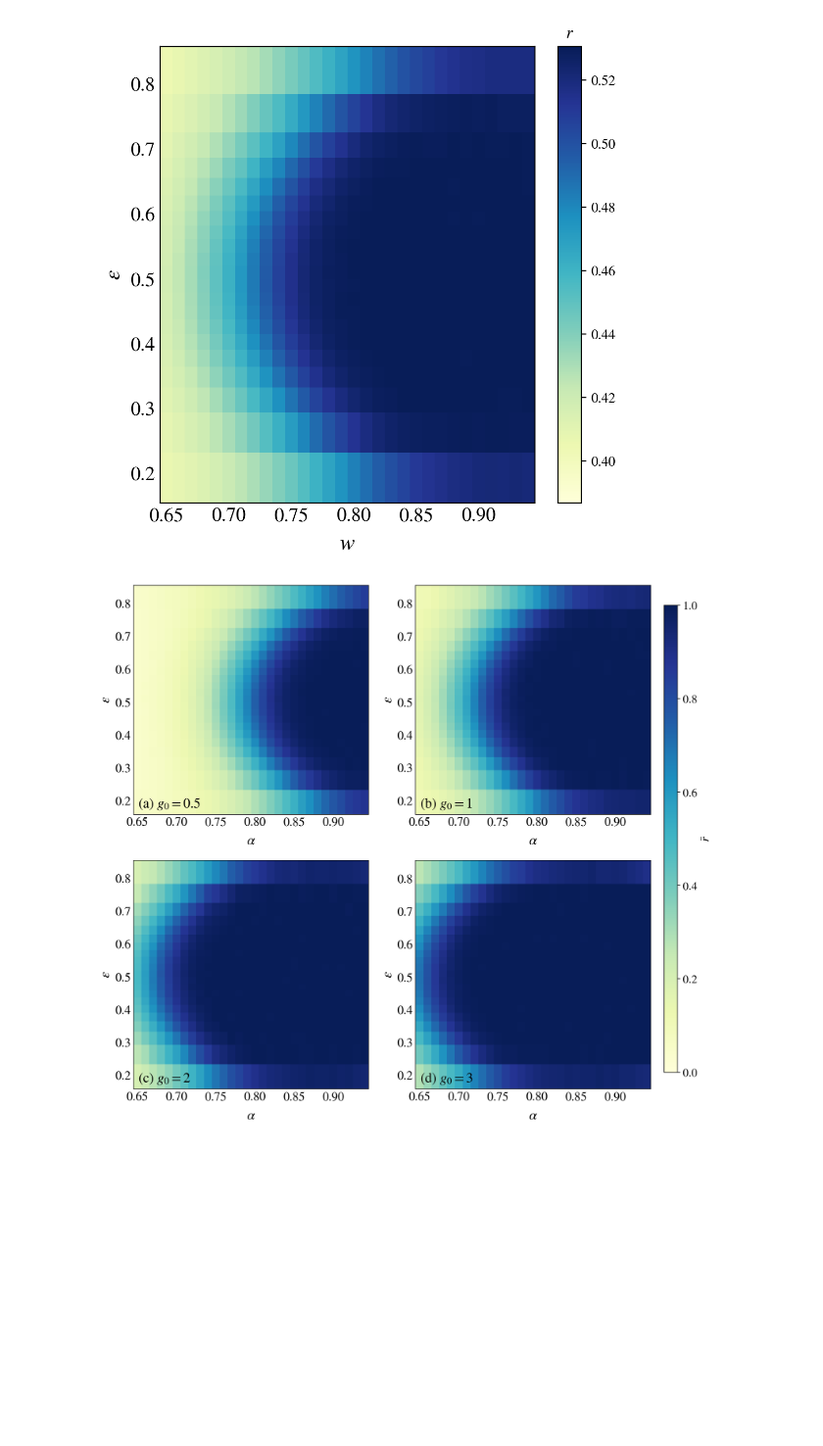
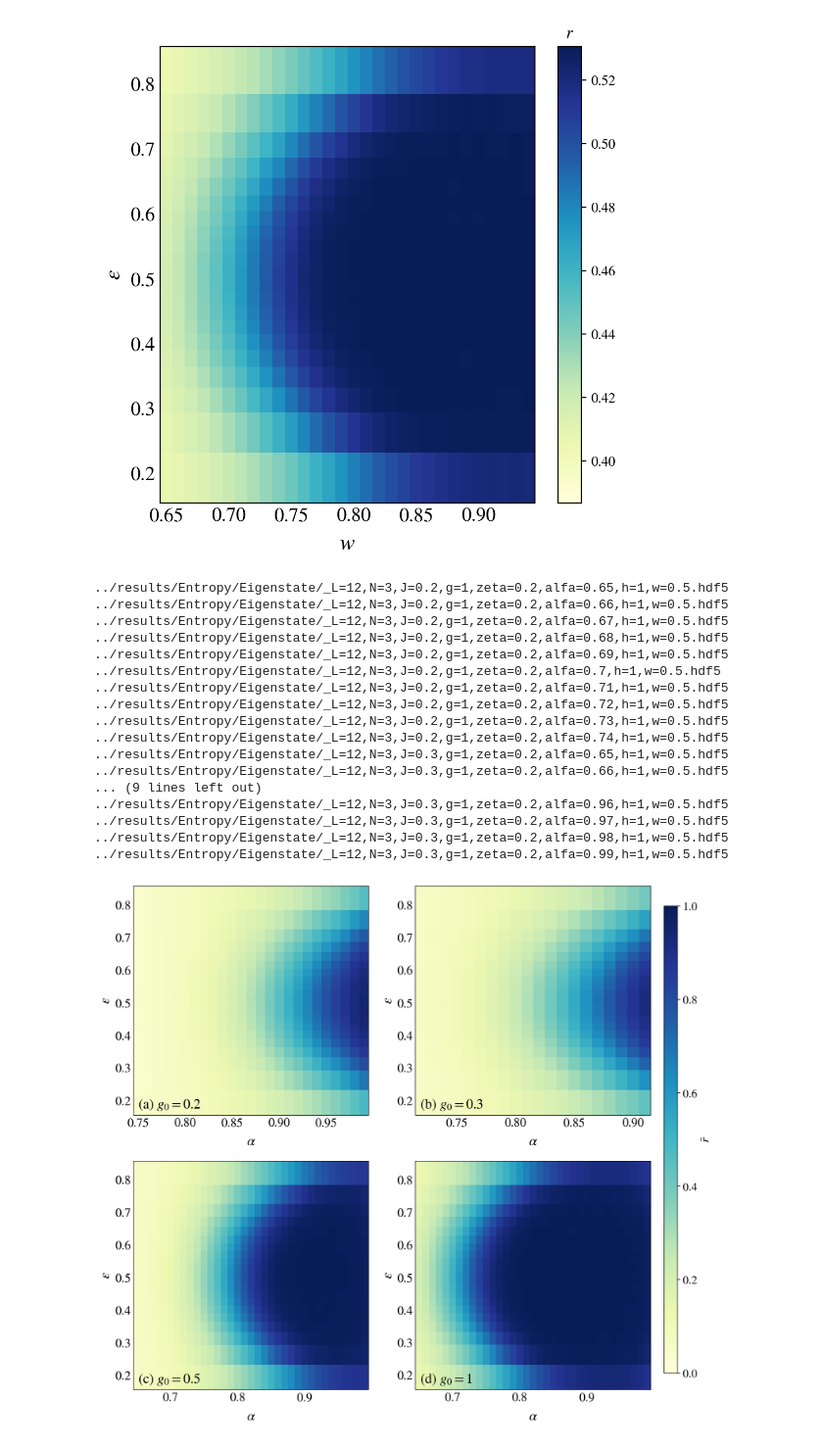
Before and after one commit to Rafal-Swietek/QHamSolver, a Jupyter notebook: QuantumSun/Jupyter_Python/mobility_edge.ipynb, the cells around one changed output. Shown at 98% size. Cells and saved outputs as stored; diff of their text form; code cells hidden in the pictures; blank space fills up the shorter version.

```diff
--- a/QuantumSun/Jupyter_Python/mobility_edge.ipynb
+++ b/QuantumSun/Jupyter_Python/mobility_edge.ipynb
@@ -338,7 +338,7 @@ plt.show()
 markers = itertools.cycle(markers_ls)
 
 
-L_total=16
+L_total=15
 
 fig, axis = plt.subplots( nrows=2, ncols=2, figsize=(12,12), dpi = 200)
 axis = axis.flatten()
@@ -361,8 +361,8 @@ p = 1
 
 sub_sizes = np.arange(0, L_total+1)
 
-for ii, J in enumerate([0.5, 1, 2, 3]):
-    alfa_vals = np.linspace(0.65, 0.94, 30)# if J == 1 or J == 3 else np.array( [*np.linspace(0.2, 0.6, 9), *np.linspace(0.65, 0.94, 30)] )
+for ii, J in enumerate([0.2, 0.3, 0.5, 1]):
+    alfa_vals = np.arange(0.65, 1.0, 0.01)# if J == 1 or J == 3 else np.array( [*np.linspace(0.2, 0.6, 9), *np.linspace(0.65, 0.94, 30)] )
     ax = axis[ii]
     density = np.zeros((sub_sizes.size, alfa_vals.size))
 
@@ -371,10 +371,12 @@ for ii, J in enumerate([0.5, 1, 2, 3]):
     energy_density = None
     entropy_density = []
     gap_ratio_density = []
+    alfa_found = []
     for ii, alfa in enumerate(alfa_vals):
         name = base_dir + 'Entropy/Eigenstate/' + info(L=L, N=N, J=J, gamma=gamma, zeta=zeta, alfa=alfa, h=h, w=w, ext='.hdf5', scaled_disorder=scaled_disorder)
         if exists(name):
             with h5py.File(name, "r") as file:
+                alfa_found.append(alfa)
                 energy_density = np.array(file.get('energy density'))
                 S_dens = np.array(file.get('entropy density'))[LA]
                 gap_ratio = np.array(file.get('gap ratio density'))
@@ -383,46 +385,63 @@ for ii, J in enumerate([0.5, 1, 2, 3]):
                 gap_ratio_density.append((gap_ratio - 0.3867) / (0.5307 - 0.3867))
         else:
             print(name)
-
+    alfa_found = np.array(alfa_found)
     energy_density = np.array(energy_density)
     entropy_density = np.array(entropy_density)
 
-    interaction = np.array([alfa_vals for _ in entropy_density[0]])
+    interaction = np.array([alfa_found for _ in entropy_density[0]])
 
     #white = plt.get_cmap('seismic', 100)(0.5*np.ones(1))
     upper = plt.get_cmap('YlGnBu', 100)(np.linspace(0.0, 1.0, 100))
     colors = np.vstack((upper))
 
     mymap = mcolors.LinearSegmentedColormap.from_list('my_colormap', colors)
 
-    X, Y = np.meshgrid(alfa_vals, energy_density)
+    X, Y = np.meshgrid(alfa_found, energy_density)
 
     ydata = gap_ratio_density if plot_gaps else entropy_density
     heatmap = ax.pcolormesh(X, Y, np.transpose(ydata), shading='nearest', cmap=mymap, vmin=0, vmax=1)
     fig_help.set_plot_elements(ax, ylabel=r"$\epsilon$", xlabel=r"$\alpha$", font_size=16, set_legend=False)
     # ax.set_title(r"$L=%d, g_0=%.2f$"%(L,J), fontsize=16)
 
     # p = axis2.pcolormesh(X, Y, np.transpose(gap_ratio_density), shading='nearest', cmap=mymap, vmin=0.3869, vmax=0.5307)
     # fig_help.set_plot_elements(axis2, ylabel=r"$\epsilon$", xlabel=r"$w$", font_size=14, set_legend=False)
     # clb2 = fig2.colorbar(p)
     # clb2.ax.set_title(r"$r$")
 
     # axis.xaxis.set_minor_locator(plt.NullLocator())
     # axis.yaxis.set_minor_locator(plt.NullLocator())
 
     #legend = axis.legend(frameon=1, fontsize=14, loc='upper left', handletextpad=0.25, handlelength = 1.25, bbox_to_anchor=(0.0,1.0), facecolor="gray")
 
-axis[0].annotate(r"(a) $g_0=0.5$", fontsize=18, xy=(0.02, 0.03), xycoords='axes fraction')
-axis[1].annotate(r"(b) $g_0=1$", fontsize=18, xy=(0.02, 0.03), xycoords='axes fraction')
-axis[2].annotate(r"(c) $g_0=2$", fontsize=18, xy=(0.02, 0.03), xycoords='axes fraction')
-axis[3].annotate(r"(d) $g_0=3$", fontsize=18, xy=(0.02, 0.03), xycoords='axes fraction')
+axis[0].annotate(r"(a) $g_0=0.2$", fontsize=18, xy=(0.02, 0.03), xycoords='axes fraction')
+axis[1].annotate(r"(b) $g_0=0.3$", fontsize=18, xy=(0.02, 0.03), xycoords='axes fraction')
+axis[2].annotate(r"(c) $g_0=0.5$", fontsize=18, xy=(0.02, 0.03), xycoords='axes fraction')
+axis[3].annotate(r"(d) $g_0=1$", fontsize=18, xy=(0.02, 0.03), xycoords='axes fraction')
 fig.subplots_adjust(right=0.9)
 cbar_ax = fig.add_axes([0.92, 0.15, 0.02, 0.7])
 # fig.colorbar(im, cax=cbar_ax)
 cbar = fig.colorbar(heatmap, cax=cbar_ax, aspect=1)
 cbar.set_label(r"$\bar{r}$" if plot_gaps else r"$\bar{s}_{%d}$"%p, fontsize=16)
 cbar.ax.tick_params(labelsize=15)
 
 plt.show()
 # %% [output]
+../results/Entropy/Eigenstate/_L=12,N=3,J=0.2,g=1,zeta=0.2,alfa=0.65,h=1,w=0.5.hdf5
+../results/Entropy/Eigenstate/_L=12,N=3,J=0.2,g=1,zeta=0.2,alfa=0.66,h=1,w=0.5.hdf5
+../results/Entropy/Eigenstate/_L=12,N=3,J=0.2,g=1,zeta=0.2,alfa=0.67,h=1,w=0.5.hdf5
+../results/Entropy/Eigenstate/_L=12,N=3,J=0.2,g=1,zeta=0.2,alfa=0.68,h=1,w=0.5.hdf5
+../results/Entropy/Eigenstate/_L=12,N=3,J=0.2,g=1,zeta=0.2,alfa=0.69,h=1,w=0.5.hdf5
+../results/Entropy/Eigenstate/_L=12,N=3,J=0.2,g=1,zeta=0.2,alfa=0.7,h=1,w=0.5.hdf5
+../results/Entropy/Eigenstate/_L=12,N=3,J=0.2,g=1,zeta=0.2,alfa=0.71,h=1,w=0.5.hdf5
+../results/Entropy/Eigenstate/_L=12,N=3,J=0.2,g=1,zeta=0.2,alfa=0.72,h=1,w=0.5.hdf5
+../results/Entropy/Eigenstate/_L=12,N=3,J=0.2,g=1,zeta=0.2,alfa=0.73,h=1,w=0.5.hdf5
+../results/Entropy/Eigenstate/_L=12,N=3,J=0.2,g=1,zeta=0.2,alfa=0.74,h=1,w=0.5.hdf5
+../results/Entropy/Eigenstate/_L=12,N=3,J=0.3,g=1,zeta=0.2,alfa=0.65,h=1,w=0.5.hdf5
+../results/Entropy/Eigenstate/_L=12,N=3,J=0.3,g=1,zeta=0.2,alfa=0.66,h=1,w=0.5.hdf5
+... (9 lines left out)
+../results/Entropy/Eigenstate/_L=12,N=3,J=0.3,g=1,zeta=0.2,alfa=0.96,h=1,w=0.5.hdf5
+../results/Entropy/Eigenstate/_L=12,N=3,J=0.3,g=1,zeta=0.2,alfa=0.97,h=1,w=0.5.hdf5
+../results/Entropy/Eigenstate/_L=12,N=3,J=0.3,g=1,zeta=0.2,alfa=0.98,h=1,w=0.5.hdf5
+../results/Entropy/Eigenstate/_L=12,N=3,J=0.3,g=1,zeta=0.2,alfa=0.99,h=1,w=0.5.hdf5
-[figure, old version]
+[figure, new version]
```
Also changed, not shown: 8 other files.
